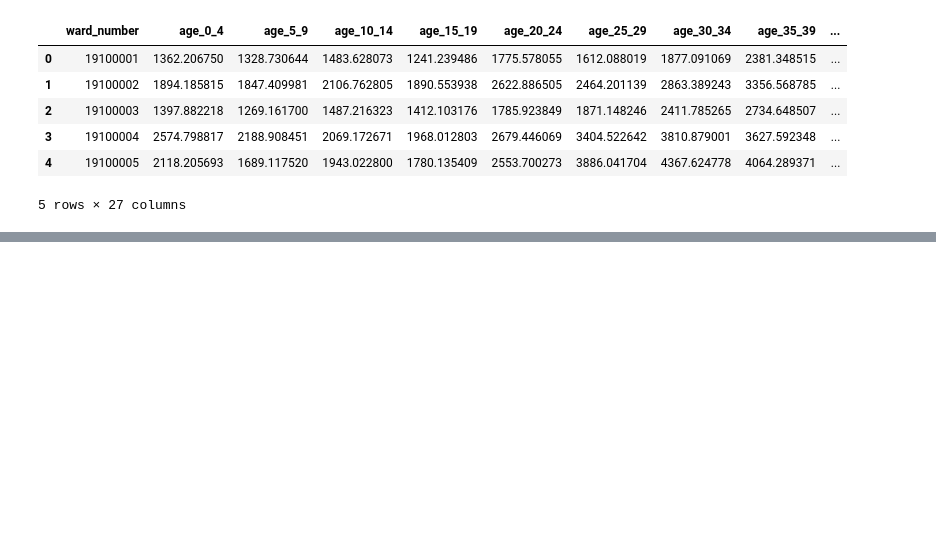
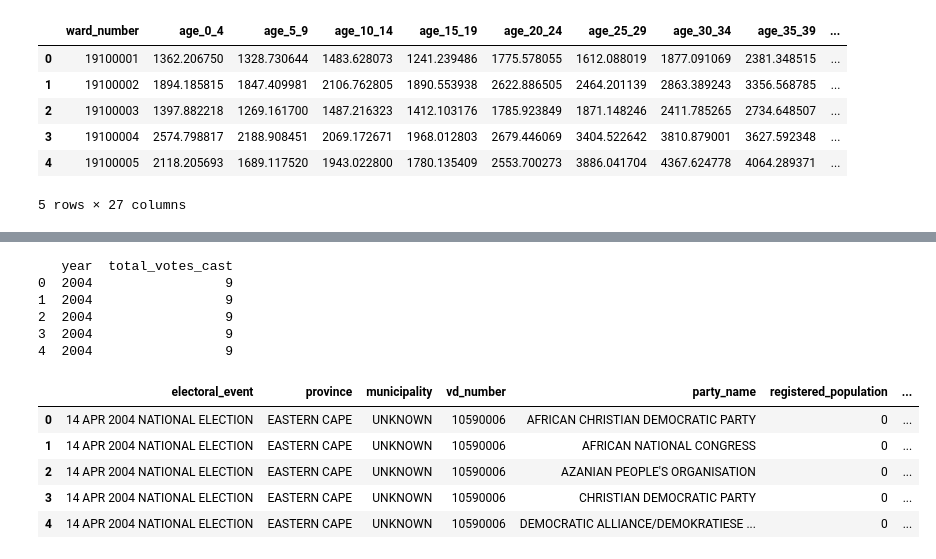
Before and after one commit to thetomaunatlala-777/IEC2029-Calybre, a Jupyter notebook: IEC2029/notebooks/transform_bronzetosilver.ipynb, the cells around one changed output, grey strips where cells are left out. Cells and saved outputs as stored; diff of their text form; code cells hidden in the pictures; blank space fills up the shorter version.

```diff
--- a/IEC2029/notebooks/transform_bronzetosilver.ipynb
+++ b/IEC2029/notebooks/transform_bronzetosilver.ipynb
@@ -482,7 +483,7 @@ dtype: int64
 # %% [markdown]
 We will drop the "station_open_time" and "station_close_time" columns as they add no value to our analytics.
 # %%
-dfvotingstations.drop(columns=['station_open_time', 'station_close_time'], inplace=True)
+dfvotingstations.drop(columns=['station_open_time', 'station_close_time','api_response'], inplace=True)
 # %% [markdown]
 #### c. Data Types
 # %%
@@ -652,0 +614,57 @@ LINE 1: ...oilt_votes, valid_votes, party_name, party_votes, "Generated...
+# %%
+# Your DataFrames + corresponding years
+dfs = {
+    2004: df2004_renamed,
+    2009: df2009_renamed,
+    2014: df2014_renamed,
+    2019: df2019_renamed,
+    2024: df2024_renamed
+}
+
+def standardize_basic(df, year):
+    df = df.copy()
+
+
+    # Add YEAR column
+
+    df['year'] = year
+
+
+    #  Ensure total_votes_cast exists
+
+    if 'total_votes_cast' not in df.columns:
+        df['total_votes_cast'] = (
+            df.get('spoilt_votes', 0).fillna(0) +
+            df.get('valid_votes', 0).fillna(0)
+        )
+
+    return df
+
+# Apply to all datasets
+dfs_standardized = {year: standardize_basic(df, year) for year, df in dfs.items()}
+
+combined_df = pd.concat(
+    dfs_standardized.values(),
+    ignore_index=True,
+    sort=False
+)
+
+# Check result
+print(combined_df[['year', 'total_votes_cast']].head())
+# %% [output]
+   year  total_votes_cast
+0  2004                 9
+1  2004                 9
+2  2004                 9
+3  2004                 9
+4  2004                 9
+# %%
+election_results_silver=combined_df
+election_results_silver.head()
+# %% [output]
+|  | electoral_event | province | municipality | vd_number | party_name | registered_population | ... |
+| 0 | 14 APR 2004 NATIONAL ELECTION | EASTERN CAPE | UNKNOWN | 10590006 | AFRICAN CHRISTIAN DEMOCRATIC PARTY | 0 | ... |
+| 1 | 14 APR 2004 NATIONAL ELECTION | EASTERN CAPE | UNKNOWN | 10590006 | AFRICAN NATIONAL CONGRESS | 0 | ... |
+| 2 | 14 APR 2004 NATIONAL ELECTION | EASTERN CAPE | UNKNOWN | 10590006 | AZANIAN PEOPLE'S ORGANISATION | 0 | ... |
+| 3 | 14 APR 2004 NATIONAL ELECTION | EASTERN CAPE | UNKNOWN | 10590006 | CHRISTIAN DEMOCRATIC PARTY | 0 | ... |
+| 4 | 14 APR 2004 NATIONAL ELECTION | EASTERN CAPE | UNKNOWN | 10590006 | DEMOCRATIC ALLIANCE/DEMOKRATIESE ... | 0 | ... |
```
Also changed, not shown: parts of 15 cells of this notebook, 9 other files.
